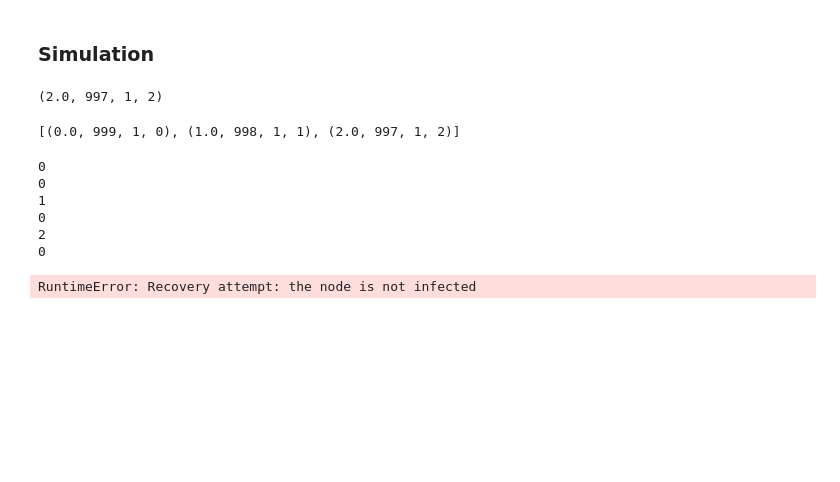
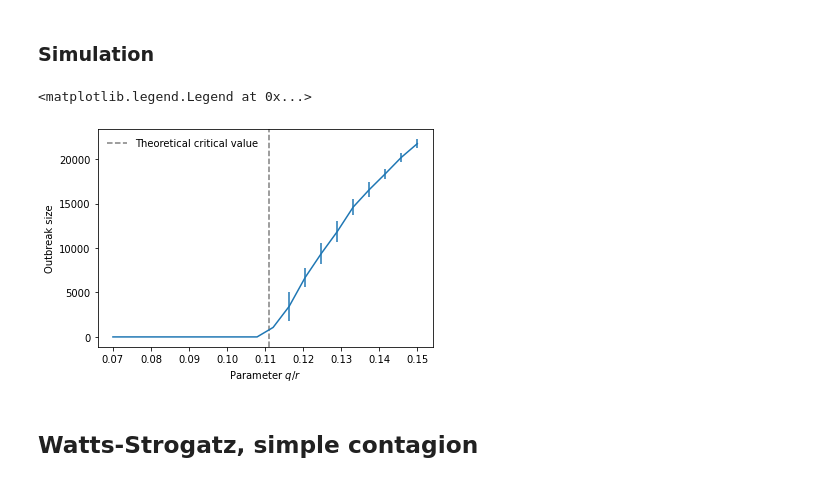
Before and after one commit to gstonge/fastsir, a Jupyter notebook: demo_phase_transition.ipynb, the cells around one changed output. Saved outputs shown, nothing was run; the diff lists cells and outputs as text; code cells hidden in the pictures; blank space fills up the shorter version.

```diff
--- a/demo_phase_transition.ipynb
+++ b/demo_phase_transition.ipynb
@@ -22,6 +25,6 @@ qlist = np.linspace(0.05,0.2,20)
 # %%
 #simulation parameters
-period = 10 #simulate until no infected node
-nb_sample = 1
+period = np.inf #simulate until no infected node
+nb_sample = 100
 # %% [markdown]
 ### Simulation
@@ -30,39 +31,29 @@ R_arr = np.zeros((qlist.shape[0],nb_sample)) #results output for order parameter
-# %%
-#test
-infection_probability = infection_func(qlist[2],np.arange(max_degree+1))
-process = sir(edgelist,recovery_probability,infection_probability)
-initial_infected_nodes = {np.random.randint(N)}
-process.infect_node_set(initial_infected_nodes)
-# %%
-process.evolve(2)
-process.get_current_macro_state()
-# %% [output]
-(2.0, 997, 1, 2)
-# %%
-process.get_macro_state_vector()
-# %% [output]
-[(0.0, 999, 1, 0), (1.0, 998, 1, 1), (2.0, 997, 1, 2)]
 # %%
+R_arr = np.zeros((qlist.shape[0],nb_sample)) #results output for order parameter (Number of recovered)
 for i,q in enumerate(qlist):
-    print(i)
     #define process object for each q
     infection_probability = infection_func(q,np.arange(max_degree+1))
     process = sir(edgelist,recovery_probability,infection_probability)
     #get sample
     for j in range(nb_sample):
-        print(j)
         initial_infected_nodes = {np.random.randint(N)}
         process.infect_node_set(initial_infected_nodes)
-        process.evolve(period)
+        process.evolve(period,False,False)
         R_arr[i,j] = process.get_current_macro_state()[3] #get number of recovered
         process.reset()
-# %% [output]
-0
-0
-1
-0
-2
-0
-RuntimeError: Recovery attempt: the node is not infected
 # %%
-R_arr
+#get mean and std for runs that go above 1% outbreak size
+R_arr_ma = np.ma.array(R_arr, mask = R_arr <= N/100)
+R_mean = np.array(R_arr_ma.mean(axis=1))
+R_std = np.array(R_arr_ma.std(axis=1))
+# %%
+plt.errorbar(qlist/r, R_mean, yerr = R_std)
+plt.axvline(q_crit/r,ls='--',color='grey', label='Theoretical critical value')
+plt.xlabel(r"Parameter $q/r$")
+plt.ylabel(r"Outbreak size")
+plt.legend(frameon=False)
+# %% [output]
+<matplotlib.legend.Legend at 0x...>
+[figure, added]
+# %% [markdown]
+## Watts-Strogatz, simple contagion
```
Also changed, not shown: parts of 20 cells of this notebook, 3 other files.
